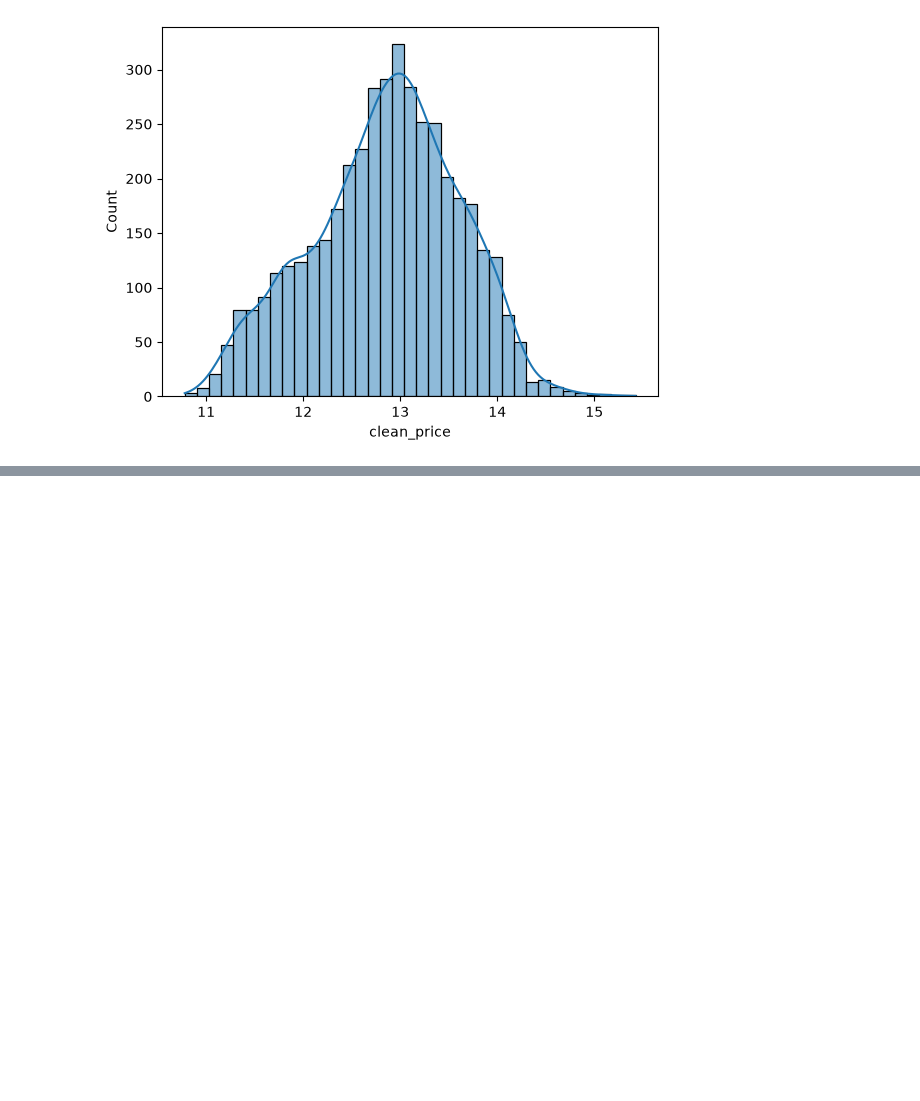
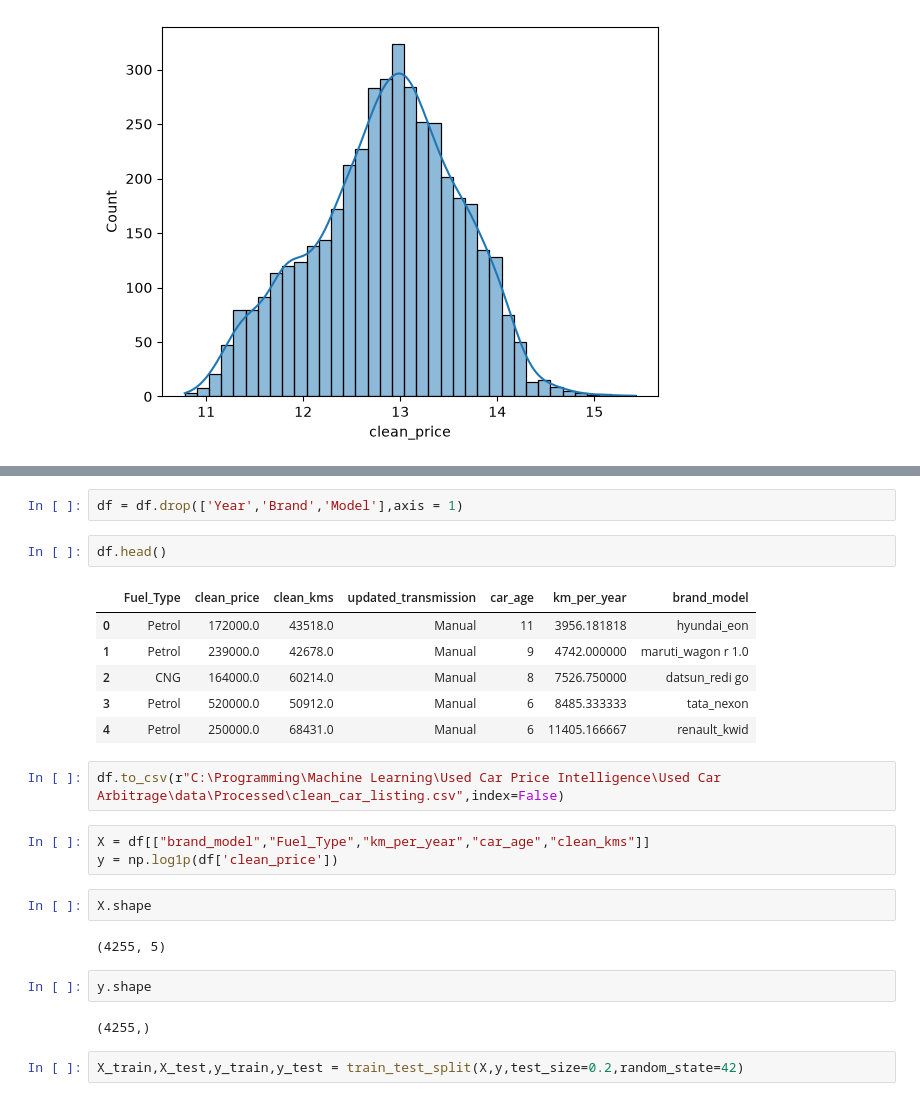
Before and after one commit to raghavpurohit711-svg/Used-Car-Price-Intelligence, a Jupyter notebook: Used Car Arbitrage/Train.ipynb, the cells around one changed output, grey strips where cells are left out. Drawn from its saved outputs; the diff is of its cells as text; blank space fills up the shorter version.

```diff
--- a/Used Car Arbitrage/Train.ipynb
+++ b/Used Car Arbitrage/Train.ipynb
@@ -225,0 +261,26 @@ sns.histplot(data=df,x=np.log1p(df['clean_price']),kde=True)
+# %%
+df = df.drop(['Year','Brand','Model'],axis = 1)
+# %%
+df.head()
+# %% [output]
+|  | Fuel_Type | clean_price | clean_kms | updated_transmission | car_age | km_per_year | brand_model |
+| 0 | Petrol | 172000.0 | 43518.0 | Manual | 11 | 3956.181818 | hyundai_eon |
+| 1 | Petrol | 239000.0 | 42678.0 | Manual | 9 | 4742.000000 | maruti_wagon r 1.0 |
+| 2 | CNG | 164000.0 | 60214.0 | Manual | 8 | 7526.750000 | datsun_redi go |
+| 3 | Petrol | 520000.0 | 50912.0 | Manual | 6 | 8485.333333 | tata_nexon |
+| 4 | Petrol | 250000.0 | 68431.0 | Manual | 6 | 11405.166667 | renault_kwid |
+# %%
+df.to_csv(r"C:\Programming\Machine Learning\Used Car Price Intelligence\Used Car Arbitrage\data\Processed\clean_car_listing.csv",index=False)
+# %%
+X = df[["brand_model","Fuel_Type","km_per_year","car_age","clean_kms"]]
+y = np.log1p(df['clean_price'])
+# %%
+X.shape
+# %% [output]
+(4255, 5)
+# %%
+y.shape
+# %% [output]
+(4255,)
+# %%
+X_train,X_test,y_train,y_test = train_test_split(X,y,test_size=0.2,random_state=42)
```
Also changed, not shown: parts of 95 cells of this notebook, 2 other files.
